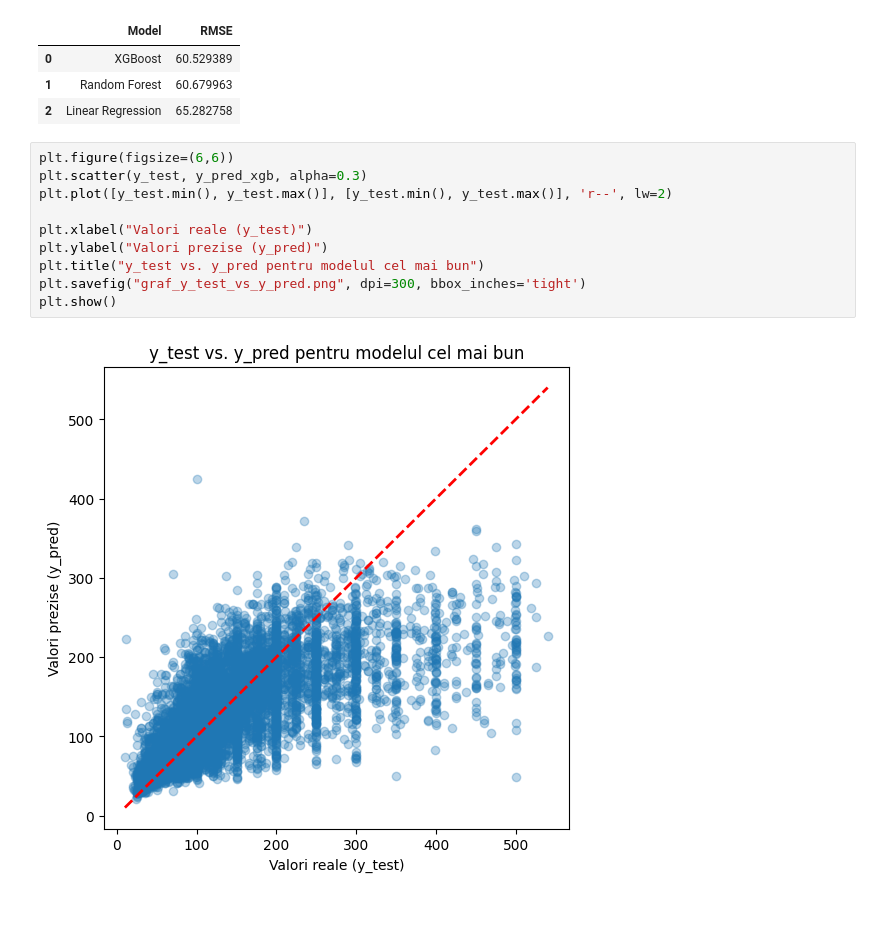
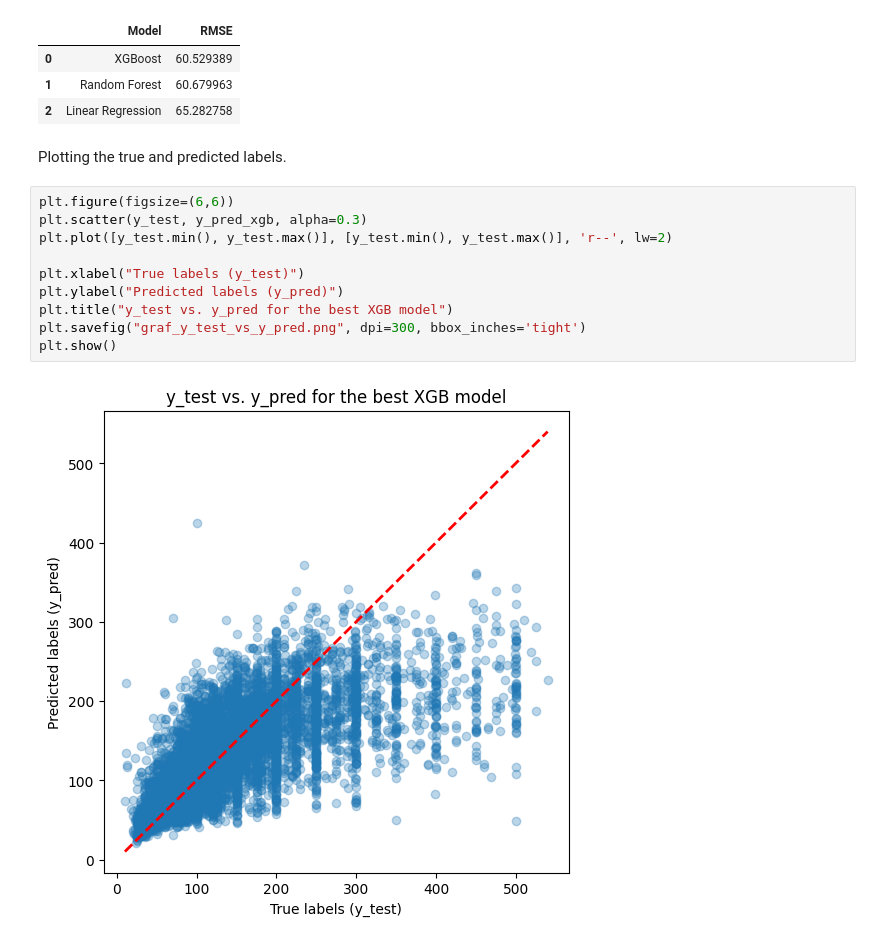
Before and after one commit to mihneacoman/Airbnb-Price-Prediction, a Jupyter notebook: notebooks/01_airbnb_data_analysis.ipynb, the cells around one changed output. Cells and saved outputs as stored; diff of their text form; blank space fills up the shorter version.

```diff
--- a/notebooks/01_airbnb_data_analysis.ipynb
+++ b/notebooks/01_airbnb_data_analysis.ipynb
@@ -301,15 +306,17 @@ results
 | 0 | XGBoost | 60.529389 |
 | 1 | Random Forest | 60.679963 |
 | 2 | Linear Regression | 65.282758 |
+# %% [markdown]
+Plotting the true and predicted labels.
 # %%
 plt.figure(figsize=(6,6))
 plt.scatter(y_test, y_pred_xgb, alpha=0.3)
 plt.plot([y_test.min(), y_test.max()], [y_test.min(), y_test.max()], 'r--', lw=2)
 
-plt.xlabel("Valori reale (y_test)")
-plt.ylabel("Valori prezise (y_pred)")
-plt.title("y_test vs. y_pred pentru modelul cel mai bun")
+plt.xlabel("True labels (y_test)")
+plt.ylabel("Predicted labels (y_pred)")
+plt.title("y_test vs. y_pred for the best XGB model")
 plt.savefig("graf_y_test_vs_y_pred.png", dpi=300, bbox_inches='tight')
 plt.show()
 # %% [output]
-[figure, old version]
+[figure, new version]
```
Also changed, not shown: parts of 31 cells of this notebook.
